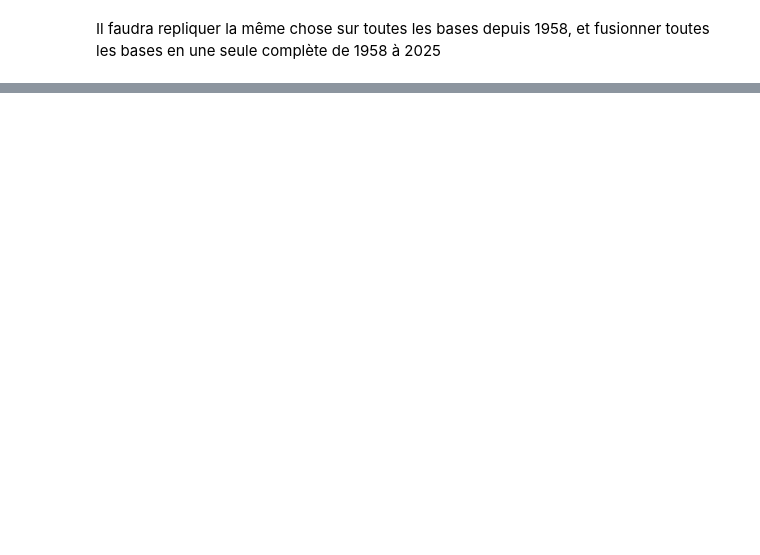
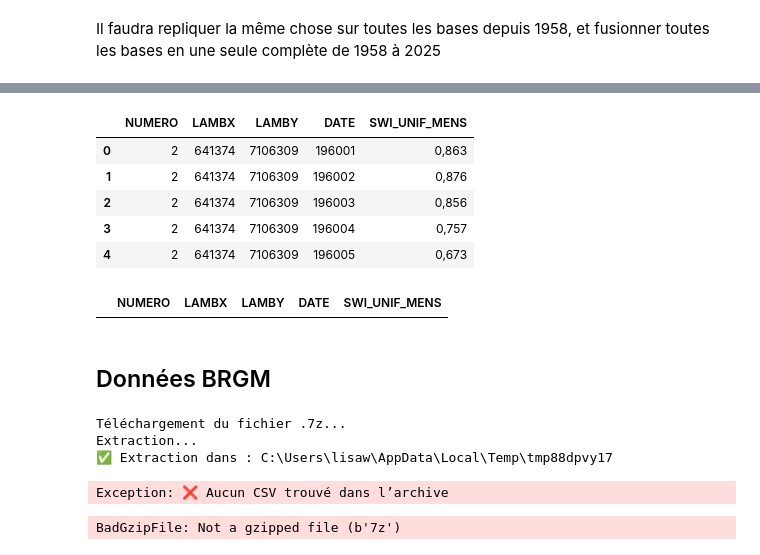
Before and after one commit to Sophie-Monsi/MACHINE-LEARNING-FOR-CLIMATE-RISK, a Jupyter notebook: Database_download.ipynb, the cells around one changed output, grey strips where cells are left out. Cells and saved outputs as stored; diff of their text form; code cells hidden in the pictures; blank space fills up the shorter version.

Commit message:
Téléchargement des autres bases et analyses

```diff
--- a/Database_download.ipynb
+++ b/Database_download.ipynb
@@ -72,32 +138,21 @@ Il faudra repliquer la même chose sur toutes les bases depuis 1958, et fusionne
 # %%
-# Base des swi uniformes
+import os
 
-def recuperer_donnees_7z(dataset_id, fichier_csv, sep):
-    """
-    Cette fonction télécharge les données d'un fichier CSV.GZ à partir d'une URL et les charge dans un DataFrame pandas.
+# chemin vers le dossier
+folder_path = "C:/Users/lisaw/Desktop/ENSAE/3A/Machine_learning/Project/MACHINE-LEARNING-FOR-CLIMATE-RISK/Data_swi_uniform"
 
-    Paramètres:
-    dataset_id (str): identifiant du fichier CSV.GZ.
-    fichier_csv (str): Le nom du fichier CSV.GZ à enregistrer localement.
-    sep ( str ) : le séparateur à utiliser
+dfs = []
 
-    Retourne:
-    DataFrame: Un DataFrame pandas contenant les données du fichier CSV.
-    """
+for file in os.listdir(folder_path):
+    if file.endswith(".csv"):
+        file_path = os.path.join(folder_path, file)
+        #print("Lecture :", file_path)
+        df = pd.read_csv(file_path, sep=";")
+        dfs.append(df)
 
-    # URL de base pour accéder à l'API
-    base_api = "https://www.data.gouv.fr/api/1/"
+swi_uniform_df = pd.concat(dfs, ignore_index=True)
 
-    # Chemin pour accéder aux enregistrements du dataset
-    key_api = "datasets/r/"
+print("Fusion terminée")
+print(swi_uniform_df.shape)
 
-    # Construction de l'URL complète
-    url = f"{base_api}{key_api}{dataset_id}"
-
-
-    response = requests.get(url)
-    response.raise_for_status()
-    with gzip.GzipFile(fileobj=io.BytesIO(response.content)) as gz:
-        df = pd.read_csv(gz, sep = sep)
-
-    return df
+#swi_uniform_df.to_csv("merged.csv", index=False)
@@ -103,0 +177,15 @@ def recuperer_donnees_7z(dataset_id, fichier_csv, sep):
+# %%
+swi_uniform_df.head()
+# %% [output]
+|  | NUMERO | LAMBX | LAMBY | DATE | SWI_UNIF_MENS |
+| 0 | 2 | 641374 | 7106309 | 196001 | 0,863 |
+| 1 | 2 | 641374 | 7106309 | 196002 | 0,876 |
+| 2 | 2 | 641374 | 7106309 | 196003 | 0,856 |
+| 3 | 2 | 641374 | 7106309 | 196004 | 0,757 |
+| 4 | 2 | 641374 | 7106309 | 196005 | 0,673 |
+# %%
+swi_uniform_df[swi_uniform_df["LAMBX"]==11960]
+# %% [output]
+|  | NUMERO | LAMBX | LAMBY | DATE | SWI_UNIF_MENS |
+# %% [markdown]
+## Données BRGM
@@ -103,0 +291,15 @@ def recuperer_donnees_7z(dataset_id, fichier_csv, sep):
+# %%
+url = "https://www.data.gouv.fr/api/1/datasets/r/c944be1e-06d6-46be-bf7d-9f9ad2b8ced9"
+
+df = load_7z_to_dataframe(url)
+print(df.head())
+# %% [output]
+Téléchargement du fichier .7z...
+Extraction...
+✅ Extraction dans : C:\Users\lisaw\AppData\Local\Temp\tmp88dpvy17
+Exception: ❌ Aucun CSV trouvé dans l’archive
+# %%
+data_BRGM = recuperer_donnees_gz('c944be1e-06d6-46be-bf7d-9f9ad2b8ced9', 'BRGM_argile', ';')
+data_BRGM.tail()
+# %% [output]
+BadGzipFile: Not a gzipped file (b'7z')
```
Also changed, not shown: parts of 15 cells of this notebook, 40 other files.
